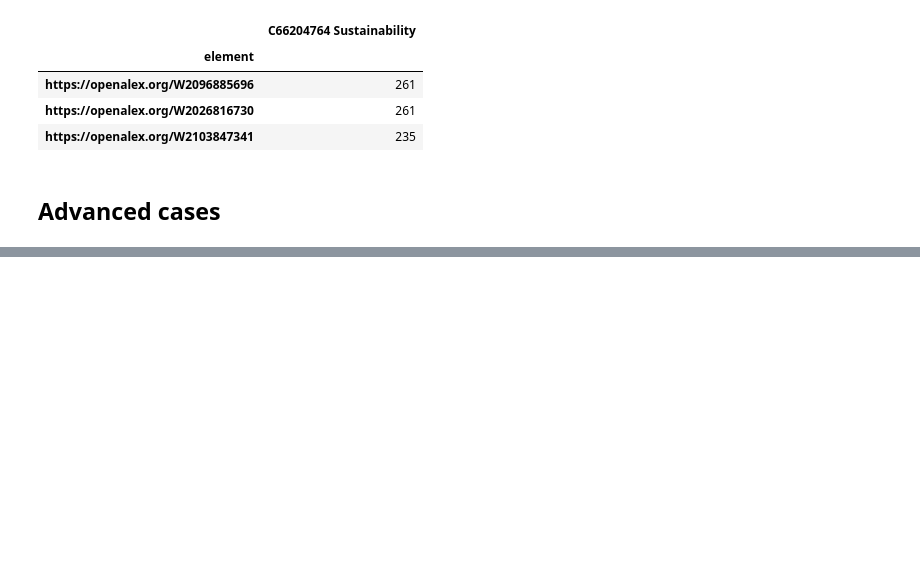
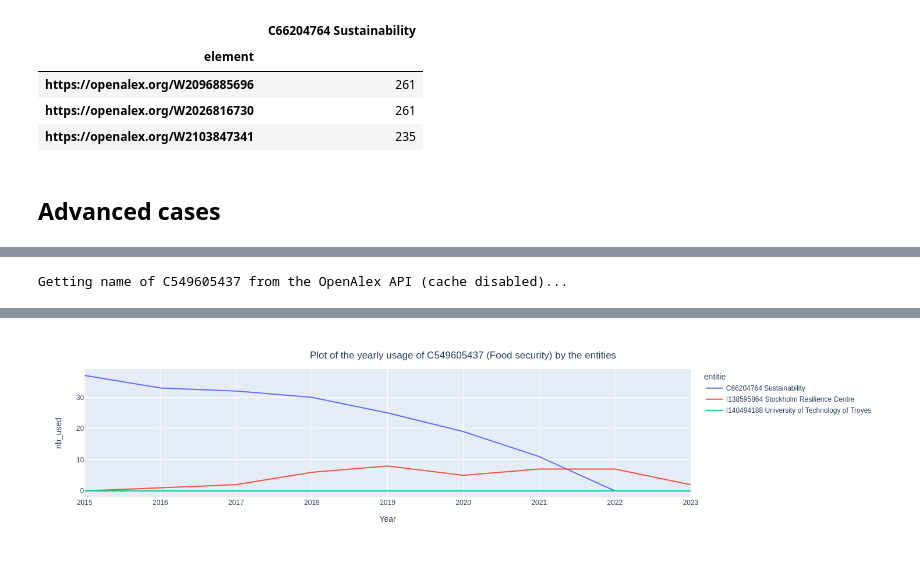
Before and after one commit to romain894/openalex-analysis, a Jupyter notebook: Works_examples.ipynb, the cells around one changed output, grey strips where cells are left out. Drawn from its saved outputs; the diff is of its cells as text; code cells hidden in the pictures; blank space fills up the shorter version.

Commit message:
Added plot in work example

```diff
--- a/Works_examples.ipynb
+++ b/Works_examples.ipynb
@@ -128,0 +137,4 @@ Sorting by sum_all_entities
+# %%
+wcp.get_figure_time_series_element_used_by_entities()
+# %% [output]
+Getting name of C549605437 from the OpenAlex API (cache disabled)...
@@ -128,0 +142 @@ Sorting by sum_all_entities
+[figure, added]
```
Also changed, not shown: parts of 5 cells of this notebook, 1 other file.
